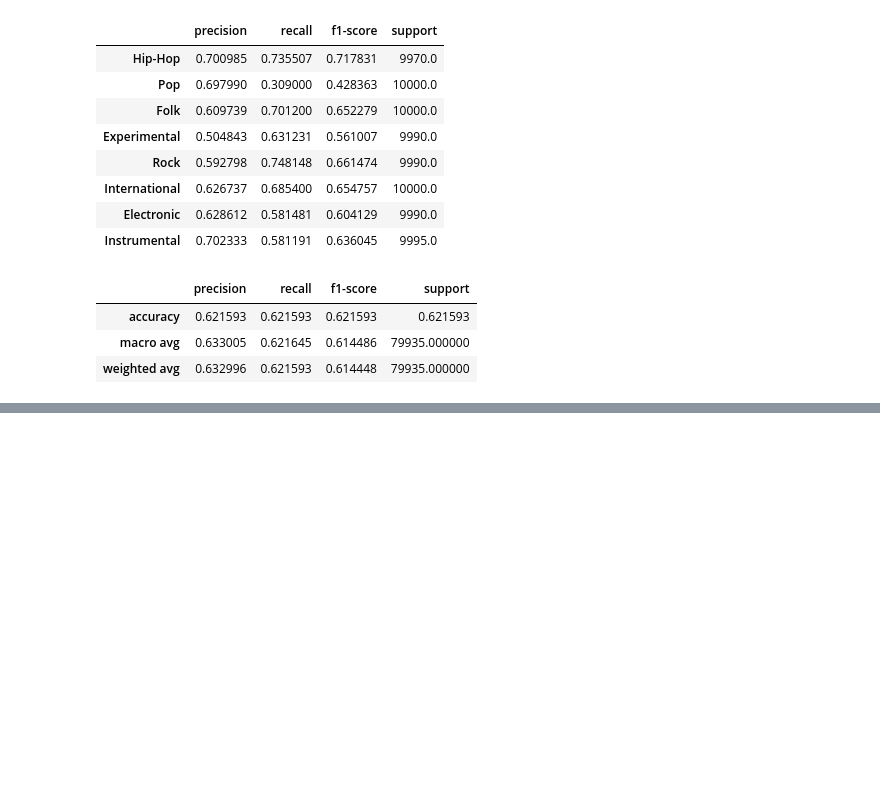
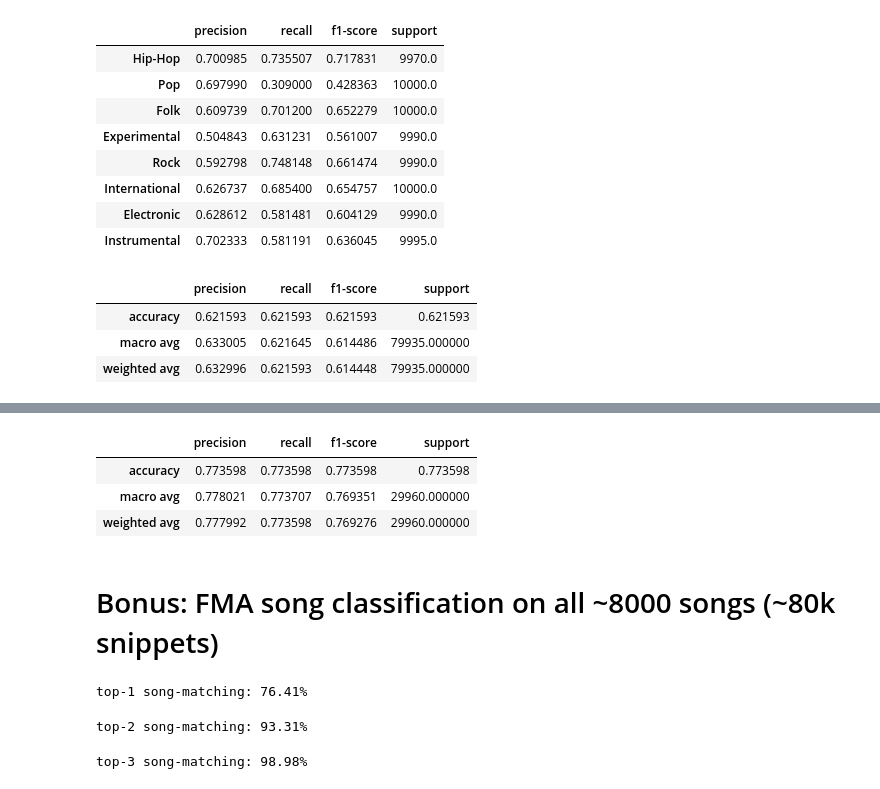
Before and after one commit to Joel103/genre_classification, a Jupyter notebook: ANN_Inference.ipynb, the cells around one changed output, grey strips where cells are left out. Saved outputs shown, nothing was run; the diff lists cells and outputs as text; code cells hidden in the pictures; blank space fills up the shorter version.

```diff
--- a/ANN_Inference.ipynb
+++ b/ANN_Inference.ipynb
@@ -72,0 +164,9 @@ df.tail(3)
+# %%
+df.tail(3)
+# %% [output]
+|  | precision | recall | f1-score | support |
+| accuracy | 0.773598 | 0.773598 | 0.773598 | 0.773598 |
+| macro avg | 0.778021 | 0.773707 | 0.769351 | 29960.000000 |
+| weighted avg | 0.777992 | 0.773598 | 0.769276 | 29960.000000 |
+# %% [markdown]
+# Bonus: FMA song classification on all \~8000 songs (\~80k snippets)
@@ -72,0 +187,15 @@ df.tail(3)
+# %%
+prec_single = (np.sum(catch_single)/len(catch_single)) * 100
+print(f'top-1 song-matching: {np.round(prec_single, 2)}%')
+# %% [output]
+top-1 song-matching: 76.41%
+# %%
+prec_double = (np.sum(catch_double)/len(catch_double)) * 100
+print(f'top-2 song-matching: {np.round(prec_double, 2)}%')
+# %% [output]
+top-2 song-matching: 93.31%
+# %%
+prec_triple = (np.sum(catch_triple)/len(catch_triple)) * 100
+print(f'top-3 song-matching: {np.round(prec_triple, 2)}%')
+# %% [output]
+top-3 song-matching: 98.98%
```
Also changed, not shown: parts of 13 cells of this notebook, 1 other file.
